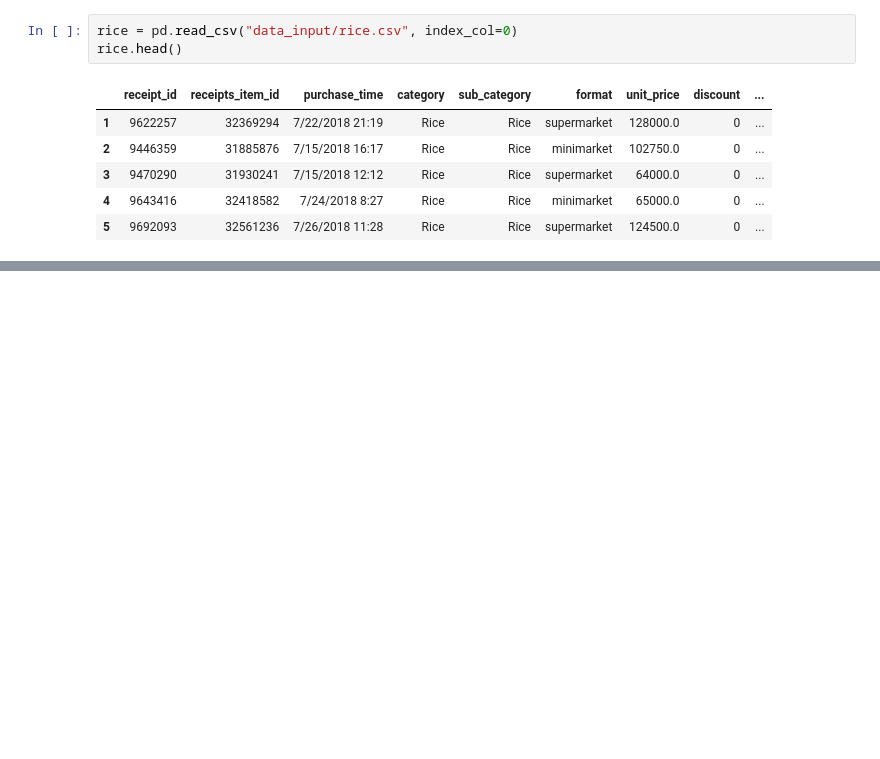
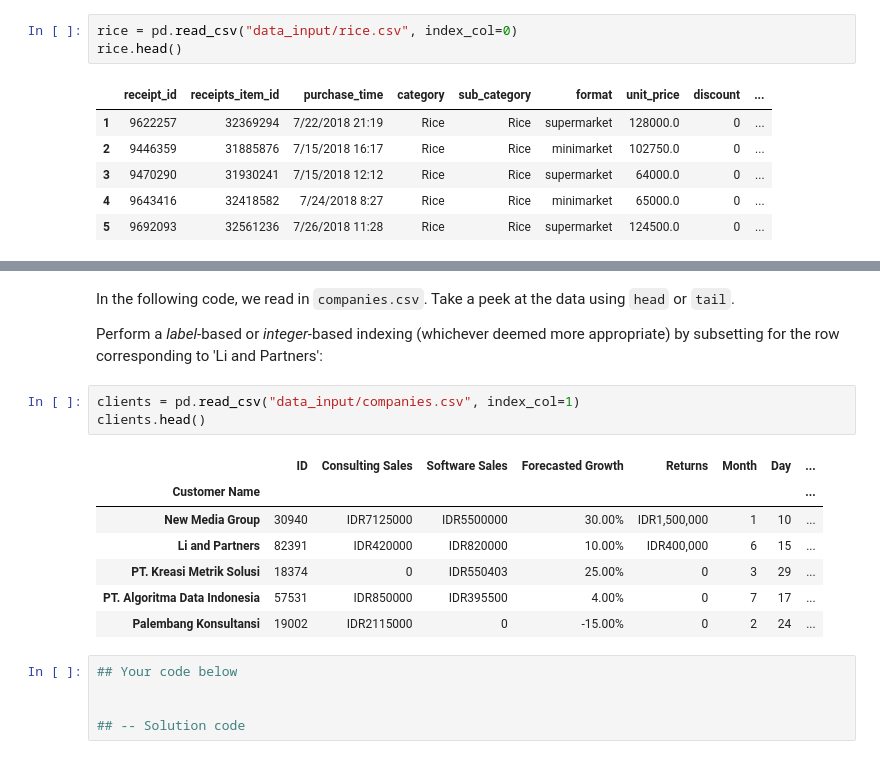
Before and after one commit to onlyphantom/dataanalysis, a Jupyter notebook: Python for Data Analysts.ipynb, the cells around one changed output, grey strips where cells are left out. Cells and saved outputs as stored; diff of their text form; blank space fills up the shorter version.

```diff
--- a/Python for Data Analysts.ipynb
+++ b/Python for Data Analysts.ipynb
@@ -42,0 +368,20 @@ Column to use as the row labels of the DataFrame.
+# %% [markdown]
+In the following code, we read in `companies.csv`. Take a peek at the data using `head` or `tail`.
+
+Perform a _label_-based or _integer_-based indexing (whichever deemed more appropriate) by subsetting for the row corresponding to 'Li and Partners':
+# %%
+clients = pd.read_csv("data_input/companies.csv", index_col=1)
+clients.head()
+# %% [output]
+|  | ID | Consulting Sales | Software Sales | Forecasted Growth | Returns | Month | Day | ... |
+| Customer Name |  |  |  |  |  |  |  | ... |
+| New Media Group | 30940 | IDR7125000 | IDR5500000 | 30.00% | IDR1,500,000 | 1 | 10 | ... |
+| Li and Partners | 82391 | IDR420000 | IDR820000 | 10.00% | IDR400,000 | 6 | 15 | ... |
+| PT. Kreasi Metrik Solusi | 18374 | 0 | IDR550403 | 25.00% | 0 | 3 | 29 | ... |
+| PT. Algoritma Data Indonesia | 57531 | IDR850000 | IDR395500 | 4.00% | 0 | 7 | 17 | ... |
+| Palembang Konsultansi | 19002 | IDR2115000 | 0 | -15.00% | 0 | 2 | 24 | ... |
+# %%
+## Your code below
+
+
+## -- Solution code
```
Also changed, not shown: parts of 68 cells of this notebook.
